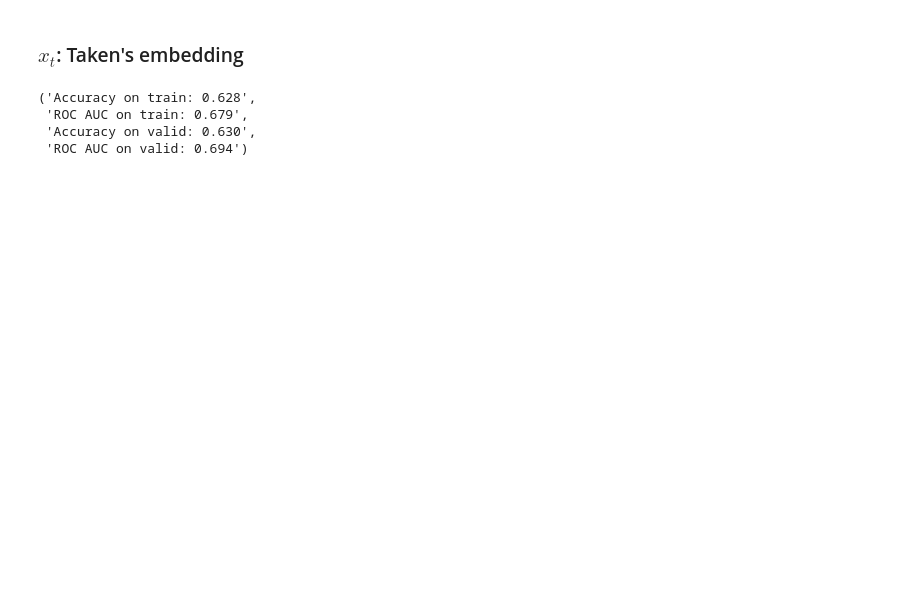
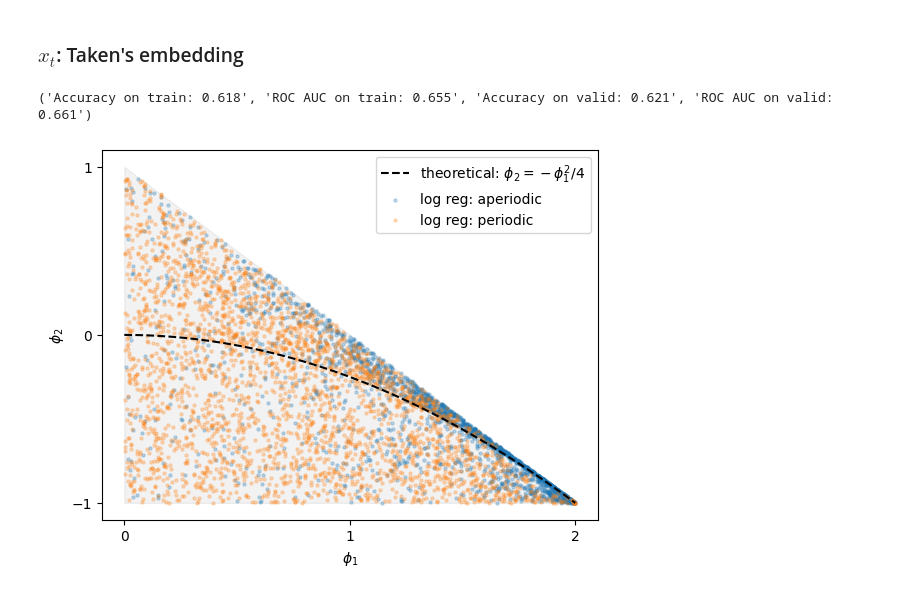
Before and after one commit to griegner/dsc214, a Jupyter notebook: project/01-report.ipynb, the cells around one changed output. Cells and saved outputs as stored; diff of their text form; code cells hidden in the pictures; blank space fills up the shorter version.

```diff
--- a/project/01-report.ipynb
+++ b/project/01-report.ipynb
@@ -91,25 +109,26 @@ get_accuracy(model, X_train, X_valid, y_train, y_valid)
 # %%
 def sim_xy(idx, n_timepoints):
     """return persistence entropy from takens embedding of timeseries"""
     y = idx % 2
-    phis = nb_utils.gen_ar2_coeffs(oscillatory=y, phi1="postive", random_seed=idx)
+    phis = nb_utils.gen_ar2_coeffs(oscillatory=y, phi1="positive", random_seed=idx)
     x = sim.sim_ar(phis, n_timepoints, random_seed=idx).squeeze()
-    return x, y
+    return phis, x, y
 
 
 n_timepoints = 250
 
-Xs_ts, ys = zip(*[(sim_xy(idx, n_timepoints)) for idx in range(n_repeats)])
-Xs_ts, ys = np.array(Xs_ts), np.array(ys)
+phis, Xs_ts, ys = zip(*[(sim_xy(idx, n_timepoints)) for idx in range(n_repeats)])
+phis, Xs_ts, ys = np.array(phis), np.array(Xs_ts), np.array(ys)
 Xs = pipeline.fit_transform(Xs_ts)
 
 
 # fit classifier
-X_train, X_valid, y_train, y_valid = train_test_split(Xs, ys, test_size=0.1, random_state=0)
+X_train, X_valid, y_train, y_valid = train_test_split(Xs, ys, test_size=0.2, random_state=0)
 model.fit(X_train, y_train)
-get_accuracy(model, X_train, X_valid, y_train, y_valid)
+
+# compare classifier
+print(get_accuracy(model, X_train, X_valid, y_train, y_valid))
+plot_classification(model, Xs, phis)
 # %% [output]
-('Accuracy on train: 0.628',
- 'ROC AUC on train: 0.679',
- 'Accuracy on valid: 0.630',
- 'ROC AUC on valid: 0.694')
+('Accuracy on train: 0.618', 'ROC AUC on train: 0.655', 'Accuracy on valid: 0.621', 'ROC AUC on valid: 0.661')
+[figure, added]
```
Also changed, not shown: parts of 3 cells of this notebook, 1 other file.
